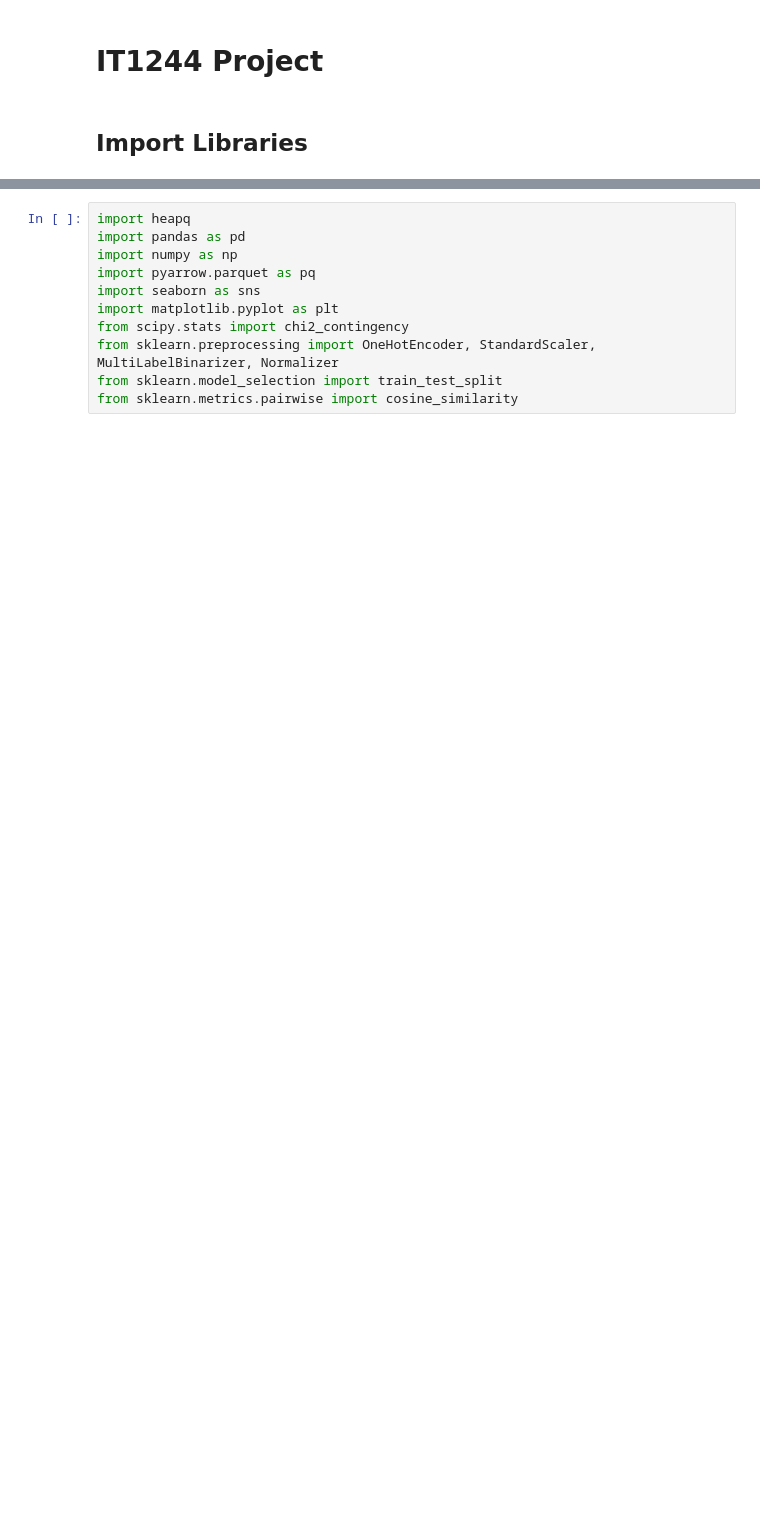
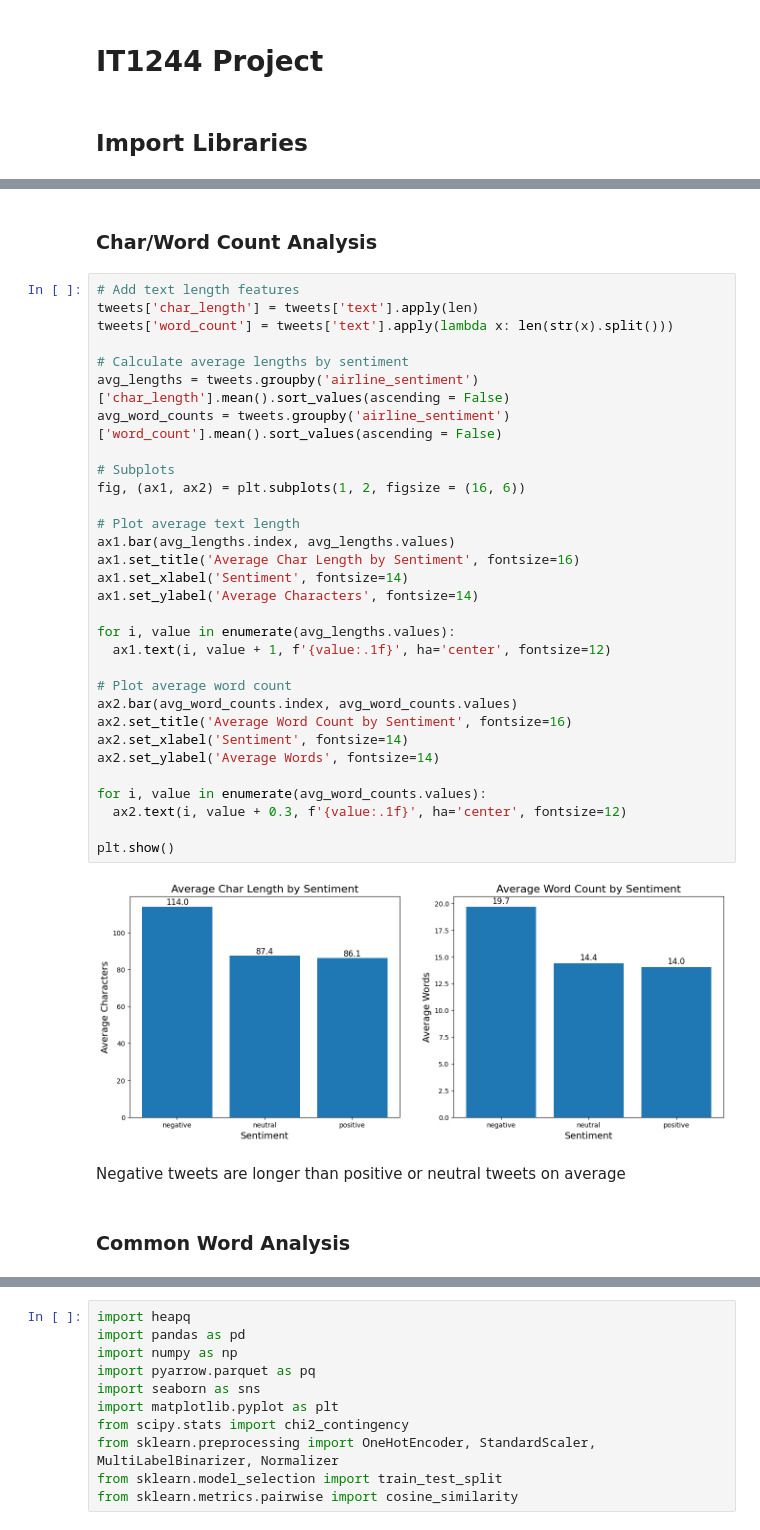
Before and after one commit to Chronyx132/IT1244-Project, a Jupyter notebook: Src/Jack.ipynb, the cells around one changed output, grey strips where cells are left out. Cells and saved outputs as stored; diff of their text form; blank space fills up the shorter version.

```diff
--- a/Src/Jack.ipynb
+++ b/Src/Jack.ipynb
@@ -4,0 +145,39 @@
+# %% [markdown]
+### Char/Word Count Analysis
+# %%
+# Add text length features
+tweets['char_length'] = tweets['text'].apply(len)
+tweets['word_count'] = tweets['text'].apply(lambda x: len(str(x).split()))
+
+# Calculate average lengths by sentiment
+avg_lengths = tweets.groupby('airline_sentiment')['char_length'].mean().sort_values(ascending = False)
+avg_word_counts = tweets.groupby('airline_sentiment')['word_count'].mean().sort_values(ascending = False)
+
+# Subplots
+fig, (ax1, ax2) = plt.subplots(1, 2, figsize = (16, 6))
+
+# Plot average text length
+ax1.bar(avg_lengths.index, avg_lengths.values)
+ax1.set_title('Average Char Length by Sentiment', fontsize=16)
+ax1.set_xlabel('Sentiment', fontsize=14)
+ax1.set_ylabel('Average Characters', fontsize=14)
+
+for i, value in enumerate(avg_lengths.values):
+  ax1.text(i, value + 1, f'{value:.1f}', ha='center', fontsize=12)
+
+# Plot average word count
+ax2.bar(avg_word_counts.index, avg_word_counts.values)
+ax2.set_title('Average Word Count by Sentiment', fontsize=16)
+ax2.set_xlabel('Sentiment', fontsize=14)
+ax2.set_ylabel('Average Words', fontsize=14)
+
+for i, value in enumerate(avg_word_counts.values):
+  ax2.text(i, value + 0.3, f'{value:.1f}', ha='center', fontsize=12)
+
+plt.show()
+# %% [output]
+[figure, added]
+# %% [markdown]
+Negative tweets are longer than positive or neutral tweets on average
+# %% [markdown]
+### Common Word Analysis
```
Also changed, not shown: parts of 85 cells of this notebook, 1 other file.
